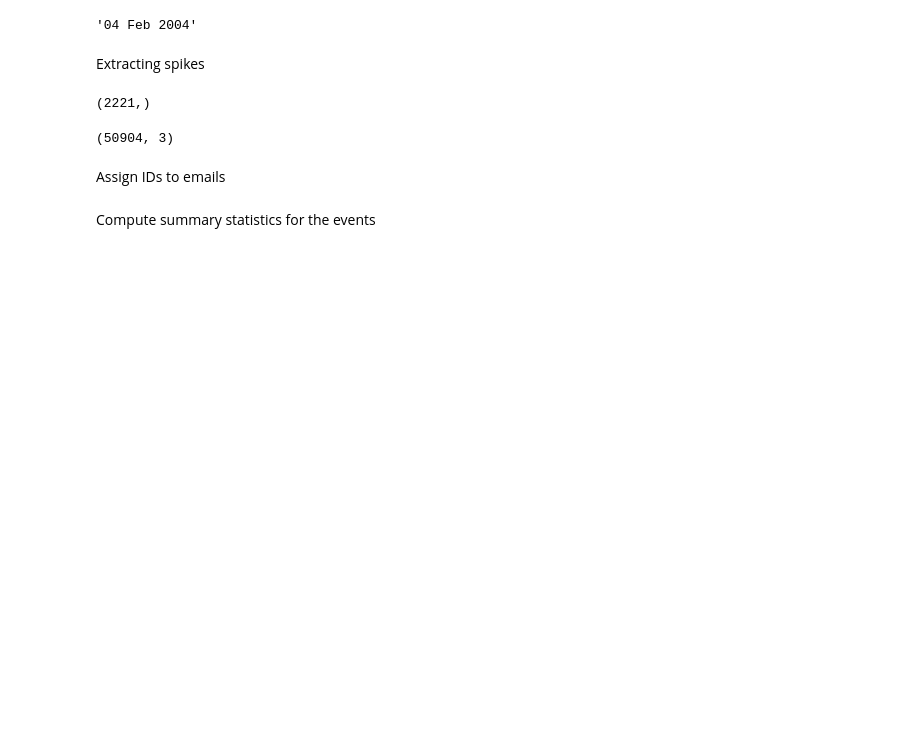
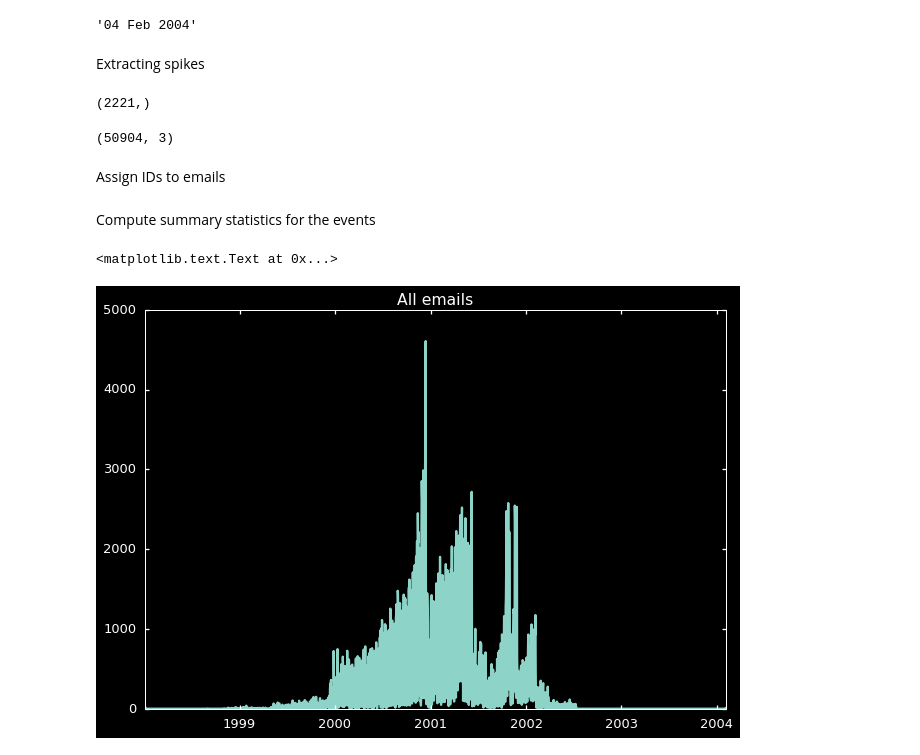
Before and after one commit to mizvol/enron-email-network-analysis, a Jupyter notebook: Enron-graph.ipynb, the cells around one changed output. Cells and saved outputs as stored; diff of their text form; code cells hidden in the pictures; blank space fills up the shorter version.

```diff
--- a/Enron-graph.ipynb
+++ b/Enron-graph.ipynb
@@ -263,6 +263,12 @@ summary_dec_std = compute_summary(dec99STD_cluster)
 # for row in ax:
 #     for col, s in zip(row, [summary_apr, summary_aug, summary_dec, summary_may, summary_may_std]):
 #         col.plot(dates, s)
+# %%
+plt.plot(dates, summary_all)
+plt.title('All emails')
+# %% [output]
+<matplotlib.text.Text at 0x...>
+[figure, added]
 # %%
 plt.plot(dates, summary_may_std)
 plt.axvline(x= '2001-05-01 00:00:00', color='r', linewidth=1)
```
Also changed, not shown: parts of 5 cells of this notebook.
